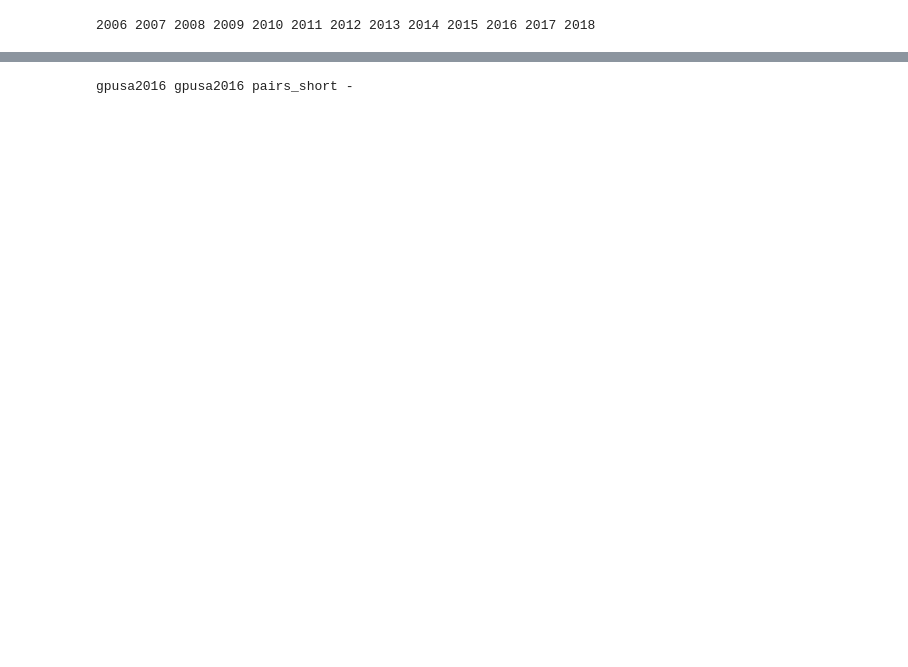
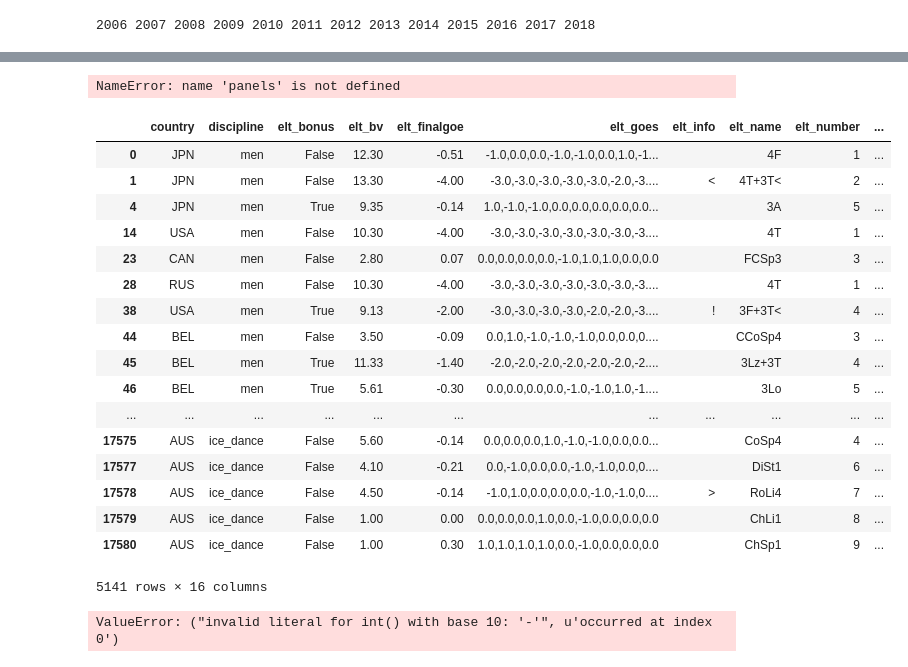
Before and after one commit to mengyazhu96/figure-skating-analysis, a Jupyter notebook: code/bias_nonparametric.ipynb, the cells around one changed output, grey strips where cells are left out. Cells and saved outputs as stored; diff of their text form; code cells hidden in the pictures; blank space fills up the shorter version.

```diff
--- a/code/bias_nonparametric.ipynb
+++ b/code/bias_nonparametric.ipynb
@@ -68,7 +69,7 @@ def remove_mr_ms(judge):
     return judge
 # %%
 panels = {}  # map segment name to judging panel
-judge_names = set()
+# judge_names = set()
 for season in seasons.values():
     for event in season.events:
         for discipline in event.disciplines:
@@ -83,7 +84,43 @@ for season in seasons.values():
                     panel[function] = name
                     if len(name) < 5:
                         print event, segment, name
-                    judge_names.add(name)
+#                     judge_names.add(name)
                 panels[event.name + '_' + segment.name] = panel
-# %% [output]
-gpusa2016 gpusa2016 pairs_short -
+# %%
+judges = {k: ','.join([v['Judge No.{0}'.format(judge_num+1)] for judge_num in xrange(len(v)-6)])
+          for k, v in panels.iteritems()}
+# %% [output]
+NameError: name 'panels' is not defined
+# %%
+elts_df['judges'] = elts_df.apply(lambda row: judges[row.segment_name], axis=1)
+comp_df['judges'] = comp_df.apply(lambda row: judges[row.segment_name], axis=1)
+# %%
+elts_df['elt_goes'] = elts_df.apply(lambda row: row.elt_goes if row.segment_name != 'gpusa2016_pairs_short'
+              else ','.join([goe for goe in row.elt_goes.split(',') if goe != '-']), axis=1)
+# %%
+elts_df[elts_df.elt_goes.str.contains('-')]
+# %% [output]
+|  | country | discipline | elt_bonus | elt_bv | elt_finalgoe | elt_goes | elt_info | elt_name | elt_number | ... |
+| 0 | JPN | men | False | 12.30 | -0.51 | -1.0,0.0,0.0,-1.0,-1.0,0.0,1.0,-1... |  | 4F | 1 | ... |
+| 1 | JPN | men | False | 13.30 | -4.00 | -3.0,-3.0,-3.0,-3.0,-3.0,-2.0,-3.... | < | 4T+3T< | 2 | ... |
+| 4 | JPN | men | True | 9.35 | -0.14 | 1.0,-1.0,-1.0,0.0,0.0,0.0,0.0,0.0... |  | 3A | 5 | ... |
+| 14 | USA | men | False | 10.30 | -4.00 | -3.0,-3.0,-3.0,-3.0,-3.0,-3.0,-3.... |  | 4T | 1 | ... |
+| 23 | CAN | men | False | 2.80 | 0.07 | 0.0,0.0,0.0,0.0,-1.0,1.0,1.0,0.0,0.0 |  | FCSp3 | 3 | ... |
+| 28 | RUS | men | False | 10.30 | -4.00 | -3.0,-3.0,-3.0,-3.0,-3.0,-3.0,-3.... |  | 4T | 1 | ... |
+| 38 | USA | men | True | 9.13 | -2.00 | -3.0,-3.0,-3.0,-3.0,-2.0,-2.0,-3.... | ! | 3F+3T< | 4 | ... |
+| 44 | BEL | men | False | 3.50 | -0.09 | 0.0,1.0,-1.0,-1.0,-1.0,0.0,0.0,0.... |  | CCoSp4 | 3 | ... |
+| 45 | BEL | men | True | 11.33 | -1.40 | -2.0,-2.0,-2.0,-2.0,-2.0,-2.0,-2.... |  | 3Lz+3T | 4 | ... |
+| 46 | BEL | men | True | 5.61 | -0.30 | 0.0,0.0,0.0,0.0,-1.0,-1.0,1.0,-1.... |  | 3Lo | 5 | ... |
+| ... | ... | ... | ... | ... | ... | ... | ... | ... | ... | ... |
+| 17575 | AUS | ice_dance | False | 5.60 | -0.14 | 0.0,0.0,0.0,1.0,-1.0,-1.0,0.0,0.0... |  | CoSp4 | 4 | ... |
+| 17577 | AUS | ice_dance | False | 4.10 | -0.21 | 0.0,-1.0,0.0,0.0,-1.0,-1.0,0.0,0.... |  | DiSt1 | 6 | ... |
+| 17578 | AUS | ice_dance | False | 4.50 | -0.14 | -1.0,1.0,0.0,0.0,0.0,-1.0,-1.0,0.... | > | RoLi4 | 7 | ... |
+| 17579 | AUS | ice_dance | False | 1.00 | 0.00 | 0.0,0.0,0.0,1.0,0.0,-1.0,0.0,0.0,0.0 |  | ChLi1 | 8 | ... |
+| 17580 | AUS | ice_dance | False | 1.00 | 0.30 | 1.0,1.0,1.0,1.0,0.0,-1.0,0.0,0.0,0.0 |  | ChSp1 | 9 | ... |
+5141 rows × 16 columns
+# %%
+for i, row in elts_df.iterrows():
+    goes = row.elt_goes.split(',')
+    if '-' in goes
+# %% [output]
+ValueError: ("invalid literal for int() with base 10: '-'", u'occurred at index 0')
```
Also changed, not shown: parts of 4 cells of this notebook.
